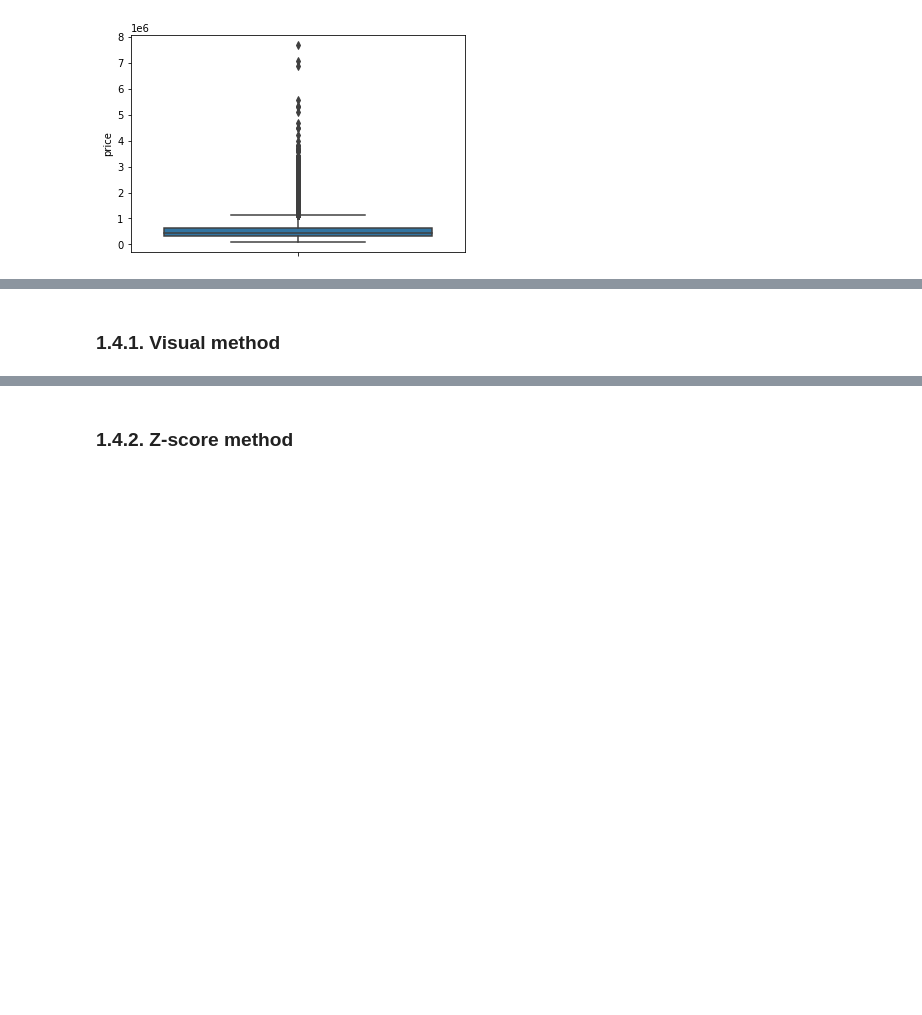
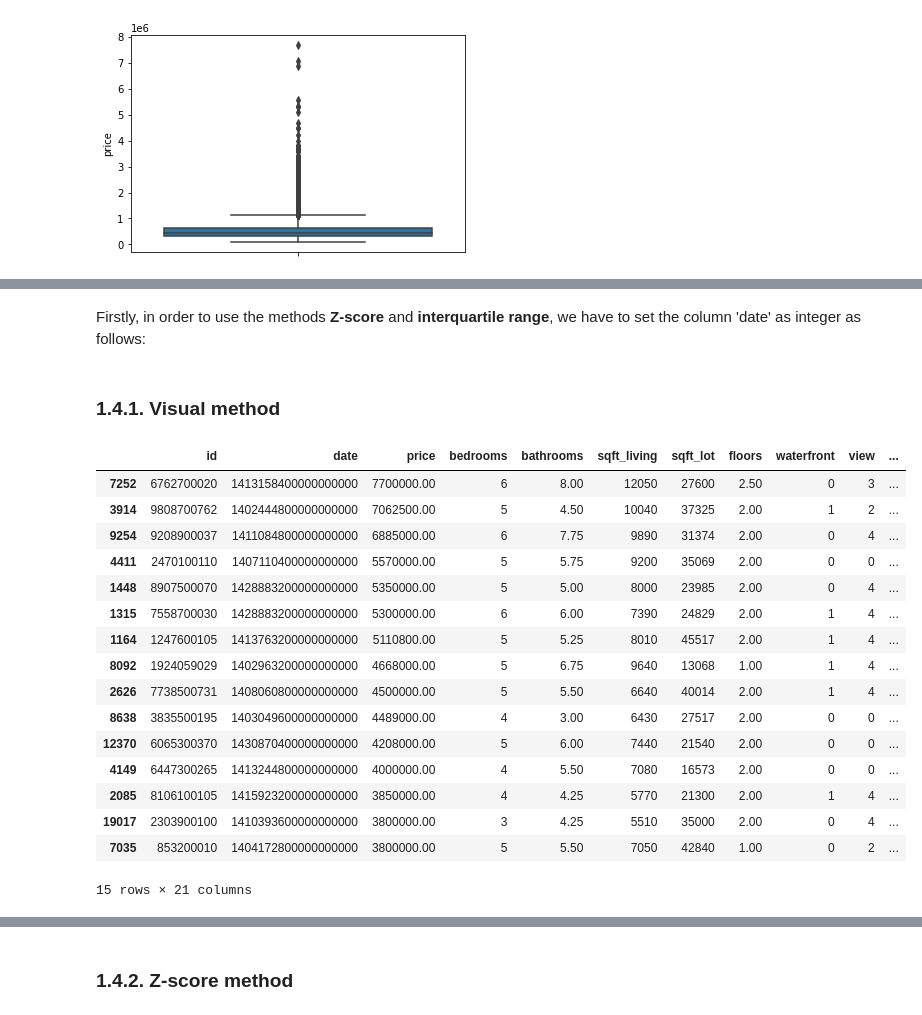
Before and after one commit to lucasquemelli/House_Rocket, a Jupyter notebook: House_Rocket_venv/house_rocket_insight.ipynb, the cells around one changed output, grey strips where cells are left out. Drawn from its saved outputs; the diff is of its cells as text; code cells hidden in the pictures; blank space fills up the shorter version.

```diff
--- a/House_Rocket_venv/house_rocket_insight.ipynb
+++ b/House_Rocket_venv/house_rocket_insight.ipynb
@@ -203,3 +203,5 @@ To remove outliers using multivariate analysis, we are going to use three method
+# %% [markdown]
+Firstly, in order to use the methods **Z-score** and **interquartile range**, we have to set the column 'date' as integer as follows:
 # %%
 #Setting the feature 'date' as integer (type 1)
 df2 = data
@@ -208,5 +210,26 @@ df2['date'] = df2['date'].astype(np.int64)
 #Setting the feature 'date' as integer (type 2)
 df3 = data
 df3['date'] = df3['date'].view(np.int64)
-# %% [markdown]
-### 1.4.1. Visual method
+# %% [markdown]
+### 1.4.1. Visual method
+# %%
+#Properties with the highest prices
+data.sort_values('price', ascending=False).head(15)
+# %% [output]
+|  | id | date | price | bedrooms | bathrooms | sqft_living | sqft_lot | floors | waterfront | view | ... |
+| 7252 | 6762700020 | 1413158400000000000 | 7700000.00 | 6 | 8.00 | 12050 | 27600 | 2.50 | 0 | 3 | ... |
+| 3914 | 9808700762 | 1402444800000000000 | 7062500.00 | 5 | 4.50 | 10040 | 37325 | 2.00 | 1 | 2 | ... |
+| 9254 | 9208900037 | 1411084800000000000 | 6885000.00 | 6 | 7.75 | 9890 | 31374 | 2.00 | 0 | 4 | ... |
+| 4411 | 2470100110 | 1407110400000000000 | 5570000.00 | 5 | 5.75 | 9200 | 35069 | 2.00 | 0 | 0 | ... |
+| 1448 | 8907500070 | 1428883200000000000 | 5350000.00 | 5 | 5.00 | 8000 | 23985 | 2.00 | 0 | 4 | ... |
+| 1315 | 7558700030 | 1428883200000000000 | 5300000.00 | 6 | 6.00 | 7390 | 24829 | 2.00 | 1 | 4 | ... |
+| 1164 | 1247600105 | 1413763200000000000 | 5110800.00 | 5 | 5.25 | 8010 | 45517 | 2.00 | 1 | 4 | ... |
+| 8092 | 1924059029 | 1402963200000000000 | 4668000.00 | 5 | 6.75 | 9640 | 13068 | 1.00 | 1 | 4 | ... |
+| 2626 | 7738500731 | 1408060800000000000 | 4500000.00 | 5 | 5.50 | 6640 | 40014 | 2.00 | 1 | 4 | ... |
+| 8638 | 3835500195 | 1403049600000000000 | 4489000.00 | 4 | 3.00 | 6430 | 27517 | 2.00 | 0 | 0 | ... |
+| 12370 | 6065300370 | 1430870400000000000 | 4208000.00 | 5 | 6.00 | 7440 | 21540 | 2.00 | 0 | 0 | ... |
+| 4149 | 6447300265 | 1413244800000000000 | 4000000.00 | 4 | 5.50 | 7080 | 16573 | 2.00 | 0 | 0 | ... |
+| 2085 | 8106100105 | 1415923200000000000 | 3850000.00 | 4 | 4.25 | 5770 | 21300 | 2.00 | 1 | 4 | ... |
+| 19017 | 2303900100 | 1410393600000000000 | 3800000.00 | 3 | 4.25 | 5510 | 35000 | 2.00 | 0 | 4 | ... |
+| 7035 | 853200010 | 1404172800000000000 | 3800000.00 | 5 | 5.50 | 7050 | 42840 | 1.00 | 0 | 2 | ... |
+15 rows × 21 columns
```
Also changed, not shown: parts of 7 cells of this notebook.
